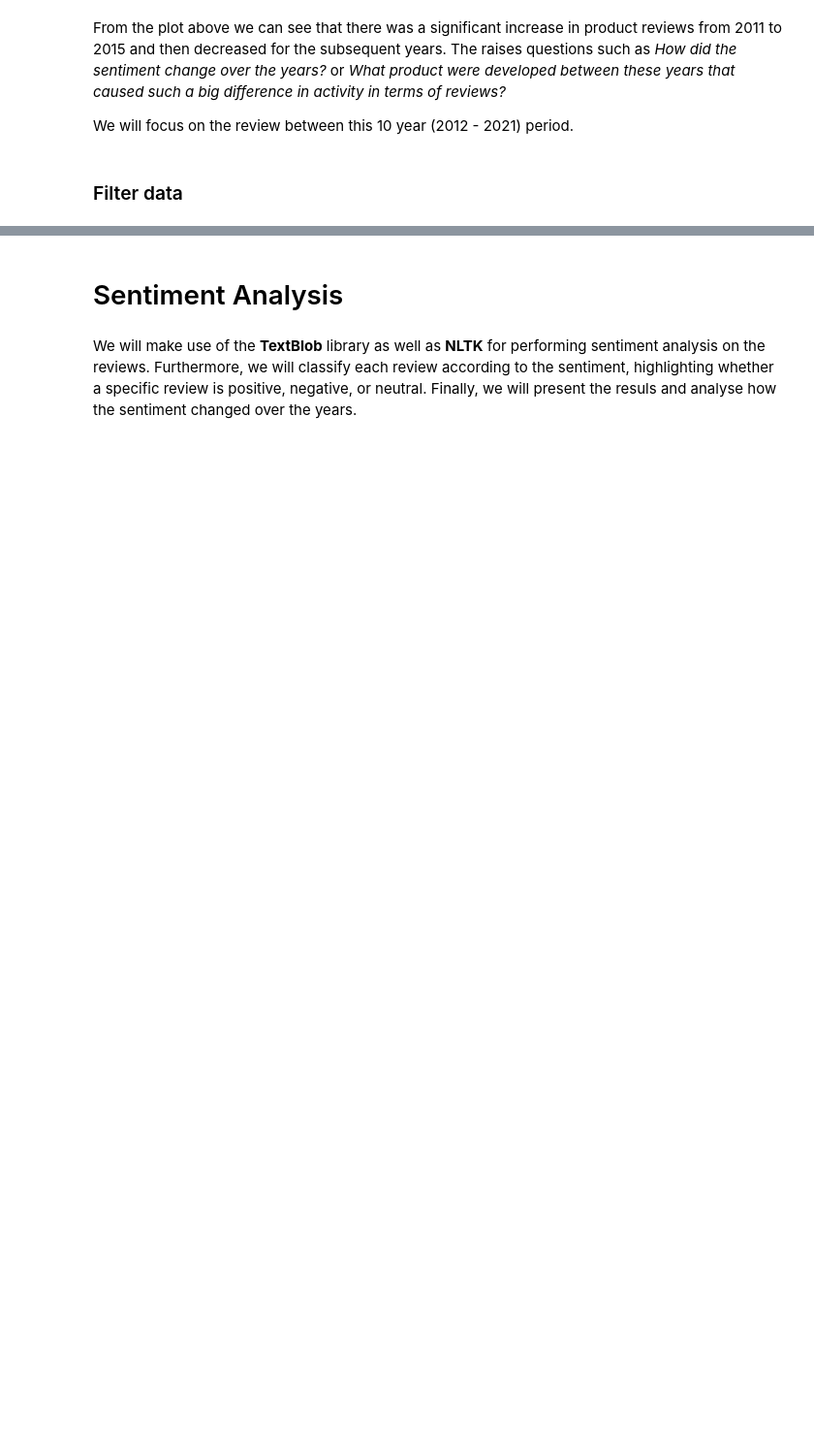
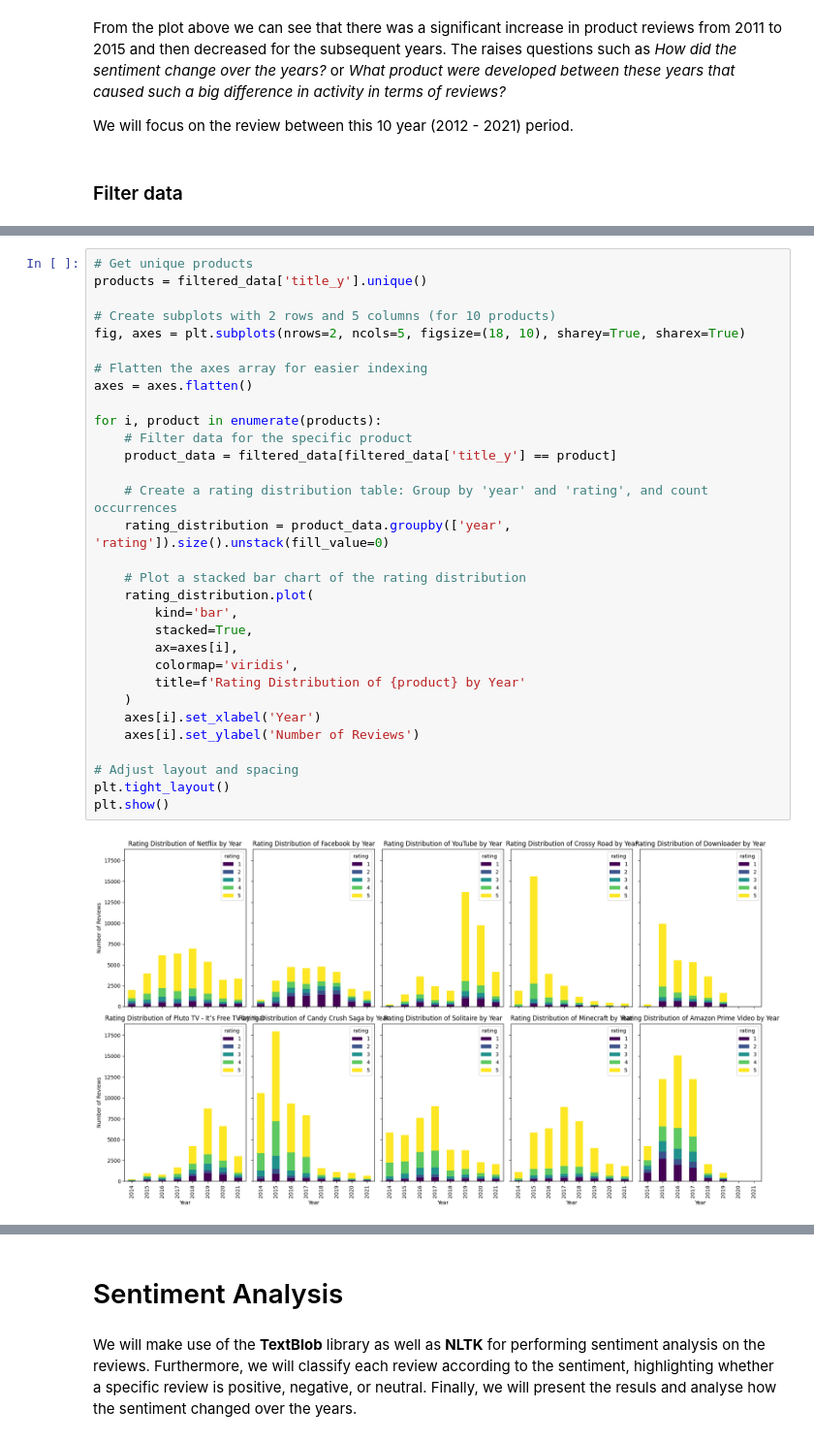
Before and after one commit to JsteReubsSoftware/COS781-Project, a Jupyter notebook: u21457060-COS781-Project.ipynb, the cells around one changed output, grey strips where cells are left out. Shown at 97% size. Drawn from its saved outputs; the diff is of its cells as text; blank space fills up the shorter version.

```diff
--- a/u21457060-COS781-Project.ipynb
+++ b/u21457060-COS781-Project.ipynb
@@ -340 +395,34 @@ Name: count, dtype: int64
+# %%
+# Get unique products
+products = filtered_data['title_y'].unique()
+
+# Create subplots with 2 rows and 5 columns (for 10 products)
+fig, axes = plt.subplots(nrows=2, ncols=5, figsize=(18, 10), sharey=True, sharex=True)
+
+# Flatten the axes array for easier indexing
+axes = axes.flatten()
+
+for i, product in enumerate(products):
+    # Filter data for the specific product
+    product_data = filtered_data[filtered_data['title_y'] == product]
+
+    # Create a rating distribution table: Group by 'year' and 'rating', and count occurrences
+    rating_distribution = product_data.groupby(['year', 'rating']).size().unstack(fill_value=0)
+
+    # Plot a stacked bar chart of the rating distribution
+    rating_distribution.plot(
+        kind='bar',
+        stacked=True,
+        ax=axes[i],
+        colormap='viridis',
+        title=f'Rating Distribution of {product} by Year'
+    )
+    axes[i].set_xlabel('Year')
+    axes[i].set_ylabel('Number of Reviews')
+
+# Adjust layout and spacing
+plt.tight_layout()
+plt.show()
+# %% [output]
+[figure, added]
 # %%
```
Also changed, not shown: parts of 33 cells of this notebook.
